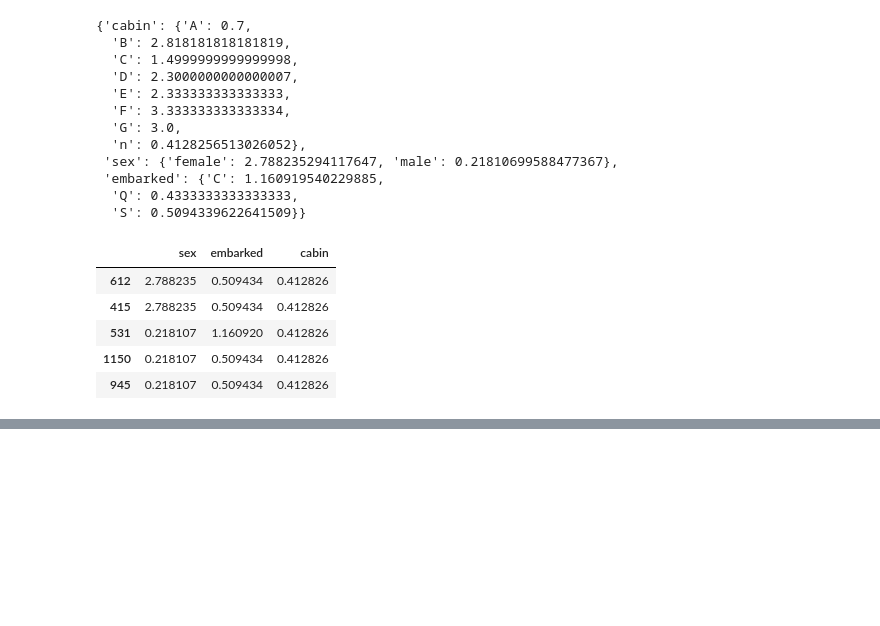
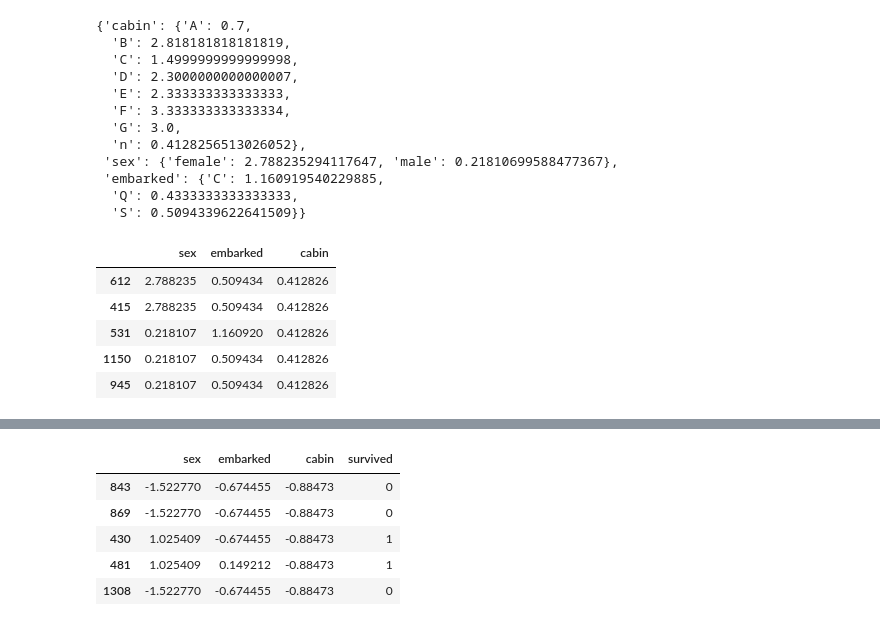
Before and after one commit to KarthikKothareddy/FeatureEngineering, a Jupyter notebook: categorical_variable_encoding.ipynb, the cells around one changed output, grey strips where cells are left out. Saved outputs shown, nothing was run; the diff lists cells and outputs as text; code cells hidden in the pictures; blank space fills up the shorter version.

```diff
--- a/categorical_variable_encoding.ipynb
+++ b/categorical_variable_encoding.ipynb
@@ -1470,0 +1553,9 @@ x_test.head()
+# %%
+x_train.head()
+# %% [output]
+|  | sex | embarked | cabin | survived |
+| 843 | -1.522770 | -0.674455 | -0.88473 | 0 |
+| 869 | -1.522770 | -0.674455 | -0.88473 | 0 |
+| 430 | 1.025409 | -0.674455 | -0.88473 | 1 |
+| 481 | 1.025409 | 0.149212 | -0.88473 | 1 |
+| 1308 | -1.522770 | -0.674455 | -0.88473 | 0 |
```
Also changed, not shown: parts of 9 cells of this notebook.
